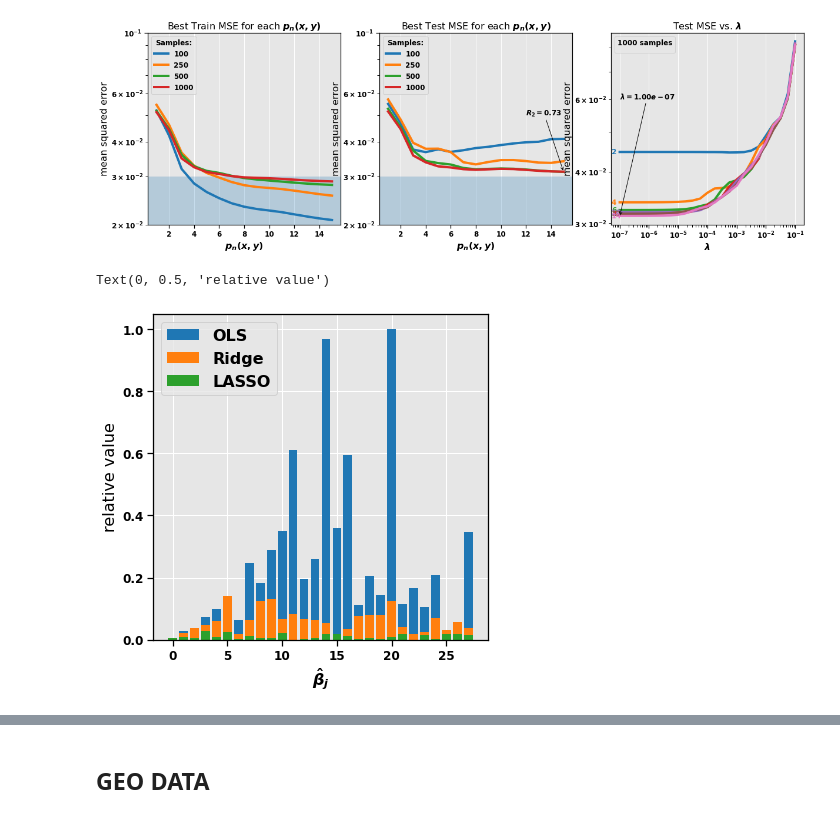
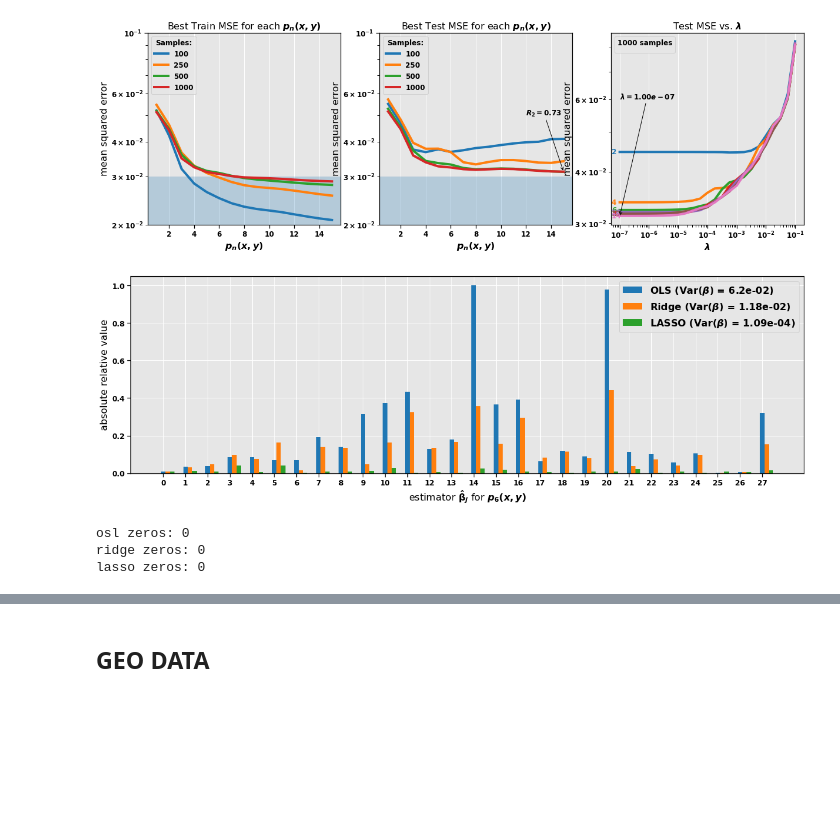
Before and after one commit to fonstelien/FYS-STK4155, a Jupyter notebook: project1/take2.ipynb, the cells around one changed output, grey strips where cells are left out. Drawn from its saved outputs; the diff is of its cells as text; code cells hidden in the pictures; blank space fills up the shorter version.

```diff
--- a/project1/take2.ipynb
+++ b/project1/take2.ipynb
@@ -635,39 +635,53 @@ plt.show()
 # %%
 NUM_SAMPLES = 1000
 MAX_POLY_ORDER = 6
 VAR_EPS = .03
 
 x, y = randmesh(sn=NUM_SAMPLES)
 X = make_design_matrix(x, y, pn=MAX_POLY_ORDER)
 z, f, _ = franke_sampler(x.T[0], y.T[0], var_eps=VAR_EPS)
+
+scaler = skl.preprocessing.StandardScaler()
+X = scaler.fit_transform(X)
+X[:,0] = 1
 
 beta_hat_ols = np.linalg.pinv(X) @ z
 beta_hat_ols = np.abs(beta_hat_ols[:,0])
 scaler = beta_hat_ols.max()
 beta_hat_ols = beta_hat_ols / scaler
 
 lmd = 8.7E-5
 L = lmd*np.identity(X.shape[1])
 beta_hat_ridge = np.linalg.inv(X.T @ X + L) @ X.T @ z
 beta_hat_ridge = np.abs(beta_hat_ridge[:,0])
 beta_hat_ridge = beta_hat_ridge / scaler
 
 lmd = 3.2E-6
 skl_lasso_opts = {'max_iter':1E4, 'fit_intercept':False, 'warm_start':True, 'precompute':True, 'tol':.01, 'selection':'random', 'random_state':0}
 lasso = skl.linear_model.Lasso(alpha=lmd, **skl_lasso_opts)
 lasso.fit(X, z)
 beta_hat_lasso = lasso.coef_
 beta_hat_lasso = np.abs(beta_hat_lasso) / scaler
 
-fig, axes = plt.subplots(nrows=1, ncols=1, figsize=SMALL_FIG)
+fig, axes = plt.subplots(nrows=1, ncols=1, figsize=WIDE_FIG)
 ax = axes
 indexes = np.arange(len(beta_hat_ols))
-ax.bar(indexes, beta_hat_ols)
-ax.bar(indexes, beta_hat_ridge)
-ax.bar(indexes, beta_hat_lasso)
-ax.legend(['OLS', 'Ridge', 'LASSO'])
-ax.set_xlabel(r'$\hat{\beta}_j$')
-ax.set_ylabel(r'relative value')
+width = .2
+ax.bar(indexes, beta_hat_ols, width)
+ax.bar(indexes+width, beta_hat_ridge, width)
+ax.bar(indexes+2*width, beta_hat_lasso, width)
+ax.set_xticks([j for j in range(len(beta_hat_ols))])
+ax.legend([fr'OLS (Var(${{\beta}}$) = {np.var(beta_hat_ols):.1e})', fr'Ridge (Var(${{\beta}}$) = {np.var(beta_hat_ridge):.2e})', fr'LASSO (Var(${{\beta}}$) = {np.var(beta_hat_lasso):.2e})'])
+ax.set_xlabel(r'estimator $\mathbf{\hat{\beta}}_j$ for $p_6(x,y)$')
+ax.set_ylabel(r'absolute relative value')
+
+plt.show()
+
+print(f'osl zeros: {len(indexes) - np.count_nonzero(beta_hat_ols)}')
+print(f'ridge zeros: {len(indexes) - np.count_nonzero(beta_hat_ridge)}')
+print(f'lasso zeros: {len(indexes) - np.count_nonzero(beta_hat_lasso)}')
 # %% [output]
+[figure, new version]
-Text(0, 0.5, 'relative value')
+osl zeros: 0
+ridge zeros: 0
+lasso zeros: 0
-[figure, old version]
```
Also changed, not shown: parts of 1 cell of this notebook, 1 other file.
